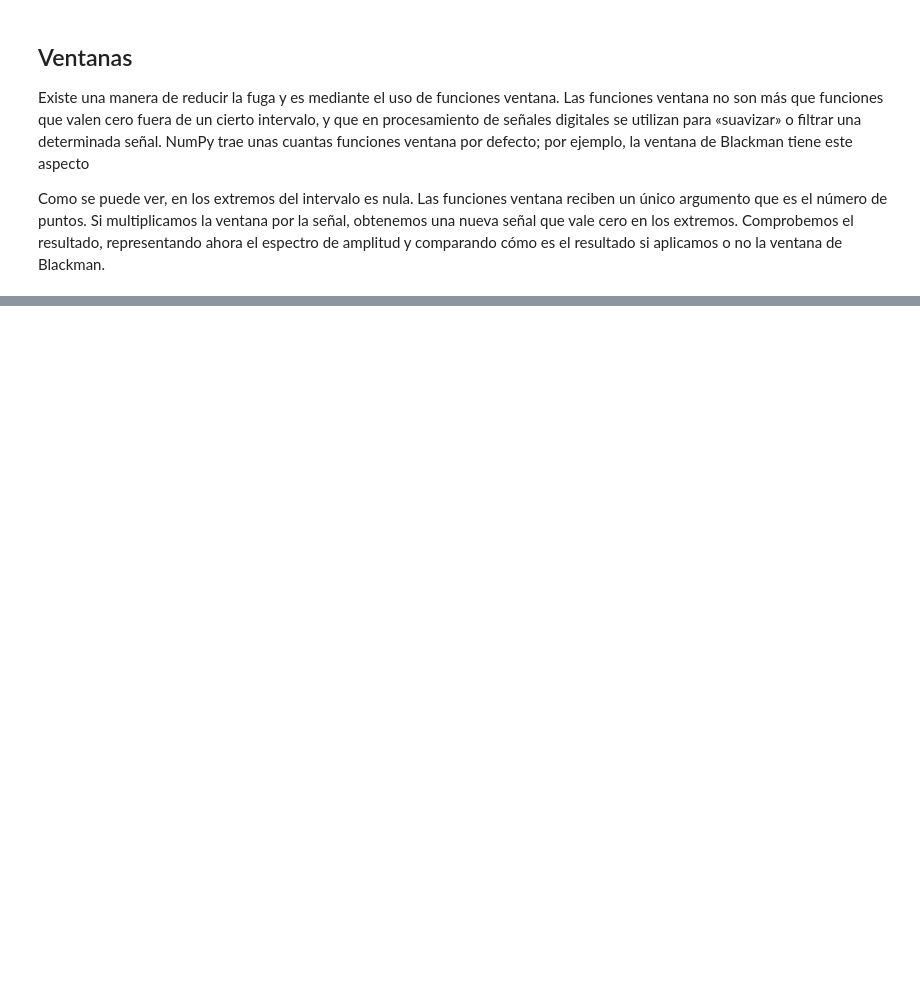
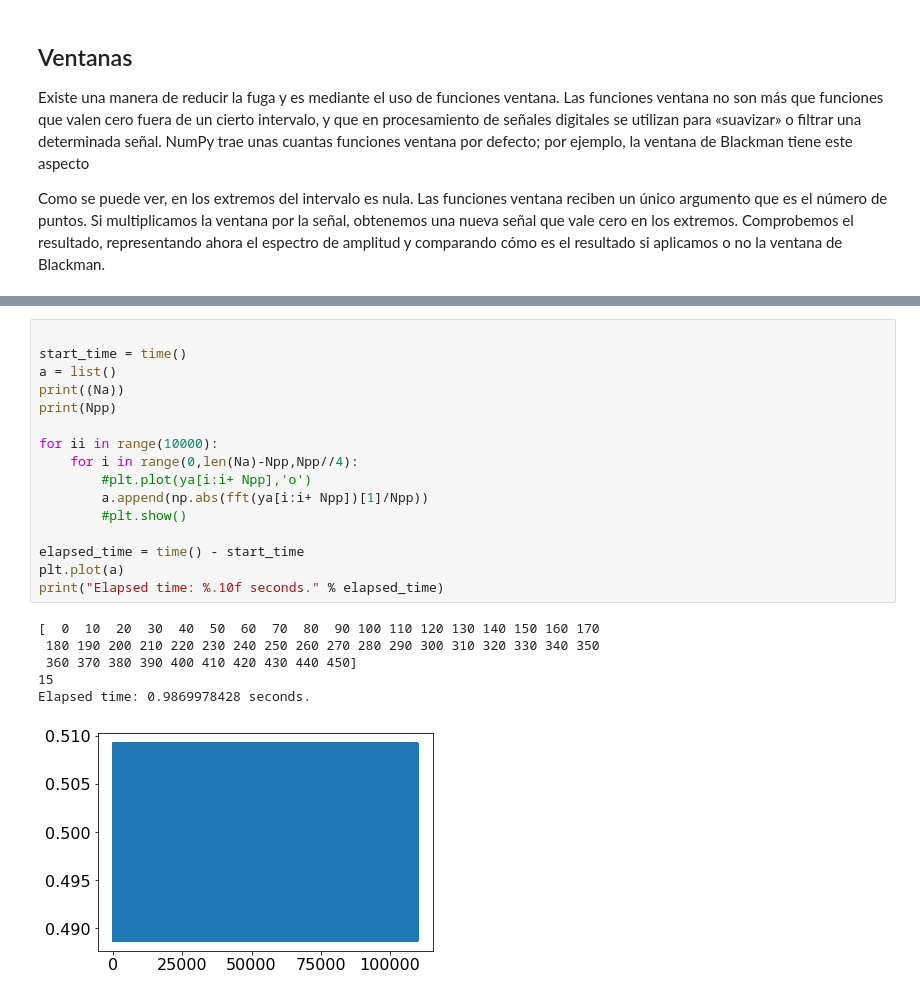
Before and after one commit to eaiii-frba-utn/2019, a Jupyter notebook: Espectro/Serie de Fourier v0.4.ipynb, the cells around one changed output, grey strips where cells are left out. Drawn from its saved outputs; the diff is of its cells as text; blank space fills up the shorter version.

```diff
--- a/Espectro/Serie de Fourier v0.4.ipynb
+++ b/Espectro/Serie de Fourier v0.4.ipynb
@@ -352,0 +425,23 @@ Elapsed time: 0.0002548695 seconds.
+# %%
+
+start_time = time()
+a = list()
+print((Na))
+print(Npp)
+
+for ii in range(10000):
+    for i in range(0,len(Na)-Npp,Npp//4):
+        #plt.plot(ya[i:i+ Npp],'o')
+        a.append(np.abs(fft(ya[i:i+ Npp])[1]/Npp))
+        #plt.show()
+
+elapsed_time = time() - start_time
+plt.plot(a)
+print("Elapsed time: %.10f seconds." % elapsed_time)
+# %% [output]
+[  0  10  20  30  40  50  60  70  80  90 100 110 120 130 140 150 160 170
+ 180 190 200 210 220 230 240 250 260 270 280 290 300 310 320 330 340 350
+ 360 370 380 390 400 410 420 430 440 450]
+15
+Elapsed time: 0.9869978428 seconds.
+[figure, added]
```
Also changed, not shown: parts of 15 cells of this notebook, 1 other file.
